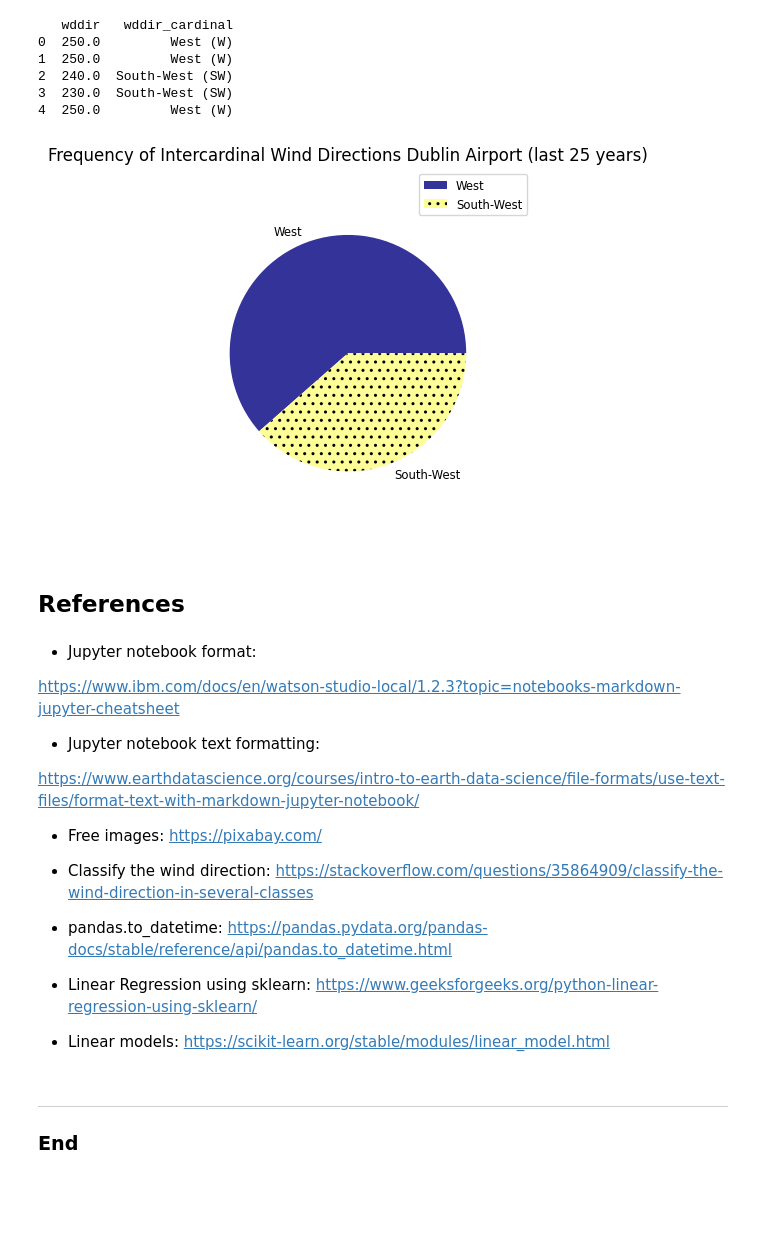
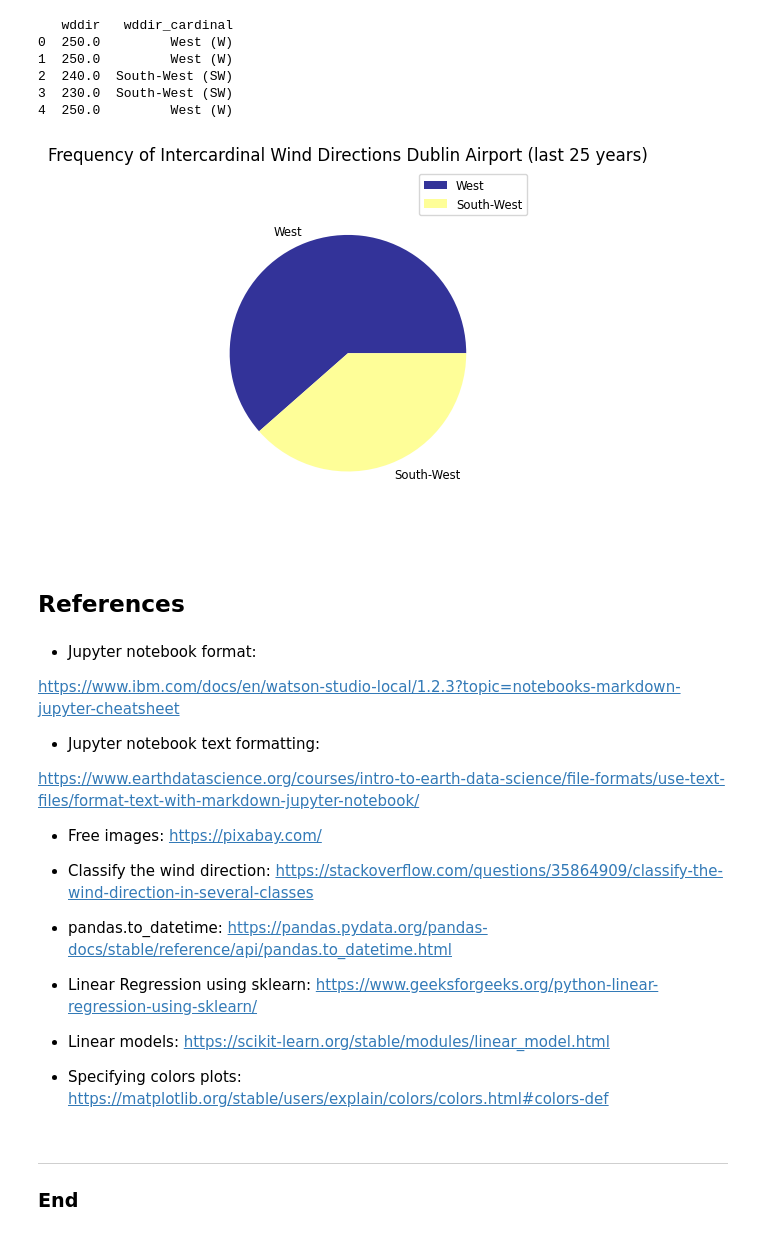
Before and after one commit to Noemidiaz/programming_for_data_analytics, a Jupyter notebook: project/windspeed_DublinAirport.ipynb, the cells around one changed output. Cells and saved outputs as stored; diff of their text form; code cells hidden in the pictures; blank space fills up the shorter version.

```diff
--- a/project/windspeed_DublinAirport.ipynb
+++ b/project/windspeed_DublinAirport.ipynb
@@ -460,29 +552,29 @@ print(data[['wddir', 'wddir_cardinal']].head())
 # %%
 # Plot pie chart of Cardinal and intercardinal wind directions
 
 # Data for the pie chart
 labels = ['West', 'South-West']
 sizes = [750, 470]
 
 # Generate colors from the 'terrain' colormap
 cmap = cm.get_cmap('terrain')
 colors = [cmap(i / len(labels)) for i in range(len(labels))]
 
 # Optional hatch patterns
-hatch_patterns = ['_', '..']
+hatch_patterns = ['_', '_']
 
 # Create the pie chart
 fig, ax = plt.subplots()
 ax.pie(sizes, labels=labels, colors=colors, hatch=hatch_patterns, shadow=False,  textprops={'size': 'smaller'}, radius=0.8)
 
 # Add title and legend
 plt.title('Frequency of Intercardinal Wind Directions Dublin Airport (last 25 years)')
 plt.legend(labels, loc="best", fontsize="small")
 
 # Show the plot
 plt.show()
 # %% [output]
-[figure, old version]
+[figure, new version]
 # %% [markdown]
 ## References
 # %% [markdown]
@@ -508,6 +600,9 @@ https://www.geeksforgeeks.org/python-linear-regression-using-sklearn/
 
 - Linear models:
 https://scikit-learn.org/stable/modules/linear_model.html
+
+- Specifying colors plots:
+https://matplotlib.org/stable/users/explain/colors/colors.html#colors-def
 # %% [markdown]
 ***
 ### End
```
Also changed, not shown: parts of 14 cells of this notebook, 1 other file.
